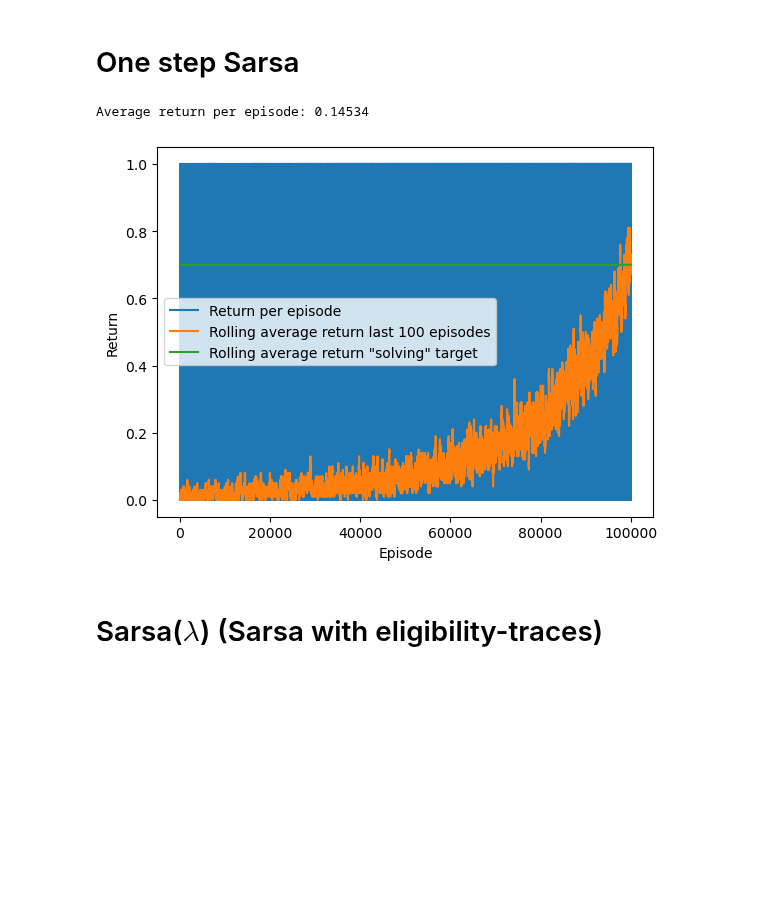
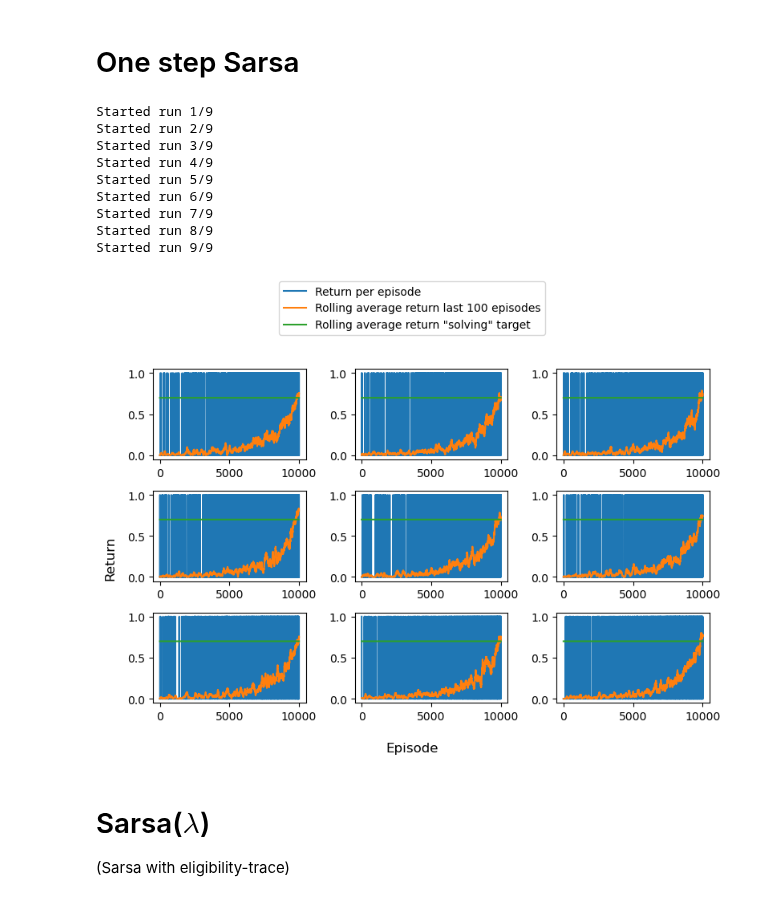
Before and after one commit to CarlFredriksson/rl-gymnasium-training, a Jupyter notebook: FrozenLake/frozen_lake_sarsa.ipynb, the cells around one changed output. Saved outputs shown, nothing was run; the diff lists cells and outputs as text; code cells hidden in the pictures; blank space fills up the shorter version.

```diff
--- a/FrozenLake/frozen_lake_sarsa.ipynb
+++ b/FrozenLake/frozen_lake_sarsa.ipynb
@@ -10,24 +10,42 @@ import numpy as np
 # Settings
 # %%
 ENVIRONMENT_ID = "FrozenLake-v1"
-NUM_EPISODES = 100000
+NUM_RUNS_PER_METHOD = 9
+NUM_EPISODES_PER_RUN = 10000
 GAMMA = 1
+TRACE_DECAY_RATE = 0.8
 EPS_START = 1
 EPS_END = 0.00
-LEARNING_RATE = 0.01
+LEARNING_RATE = 0.1
 RNG_SEED = 7
 random.seed(RNG_SEED)
 # %% [markdown]
 # One step Sarsa
 # %%
+returns_per_run = []
 env = gym.make(ENVIRONMENT_ID)
 env.action_space.seed(RNG_SEED)
-init_action_values = np.zeros((env.observation_space.n, env.action_space.n))
-returns = avm.train_episodic_sarsa(env, init_action_values, RNG_SEED, NUM_EPISODES, GAMMA, EPS_START, EPS_END, LEARNING_RATE)
+for run in range(NUM_RUNS_PER_METHOD):
+    print(f"Started run {run + 1}/{NUM_RUNS_PER_METHOD}")
+    init_action_values = np.zeros((env.observation_space.n, env.action_space.n))
+    returns, Q = avm.train_episodic_sarsa(
+        env, init_action_values, RNG_SEED, NUM_EPISODES_PER_RUN, GAMMA, EPS_START, EPS_END, LEARNING_RATE
+    )
+    returns_per_run.append(returns)
 env.close()
-utils.plot_returns(returns, env.spec.reward_threshold)
+utils.plot_returns_multiple_runs(returns_per_run, env.spec.reward_threshold)
 # %% [output]
-Average return per episode: 0.14534
+Started run 1/9
+Started run 2/9
+Started run 3/9
+Started run 4/9
+Started run 5/9
+Started run 6/9
+Started run 7/9
+Started run 8/9
+Started run 9/9
-[figure, old version]
+[figure, new version]
 # %% [markdown]
-# Sarsa($\lambda$) (Sarsa with eligibility-traces)
+# Sarsa($\lambda$)
+
+(Sarsa with eligibility-trace)
```
Also changed, not shown: parts of 1 cell of this notebook, 3 other files.
